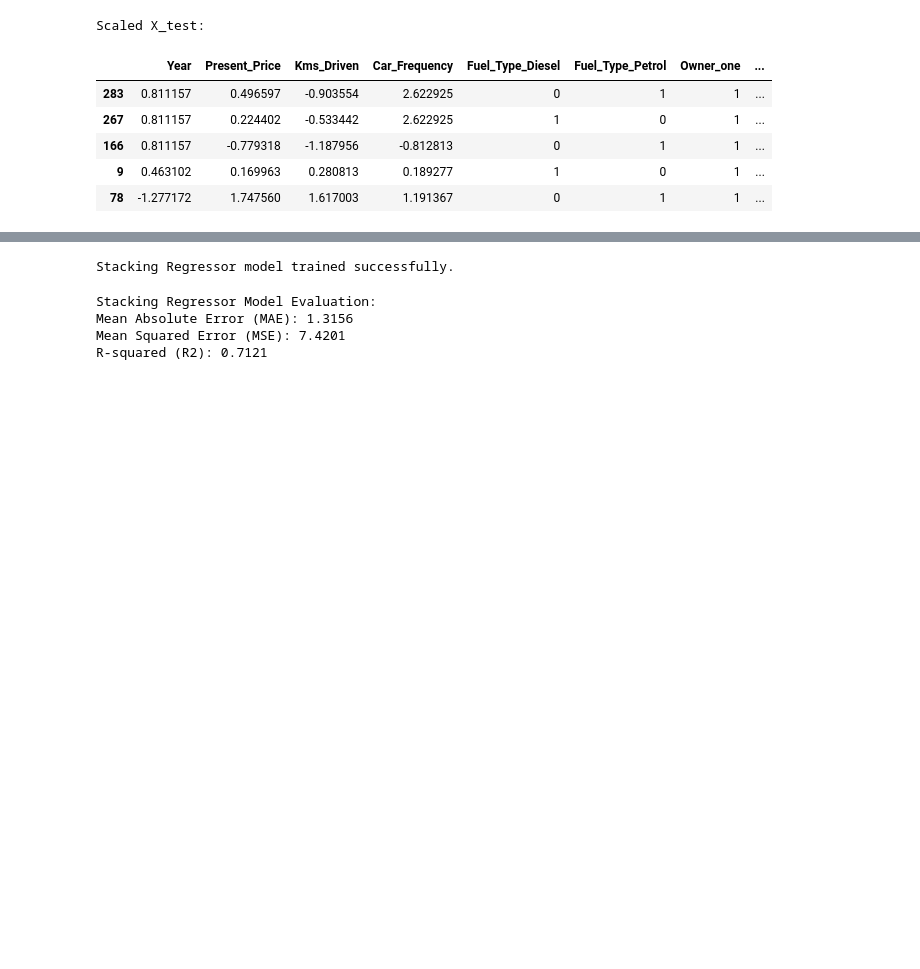
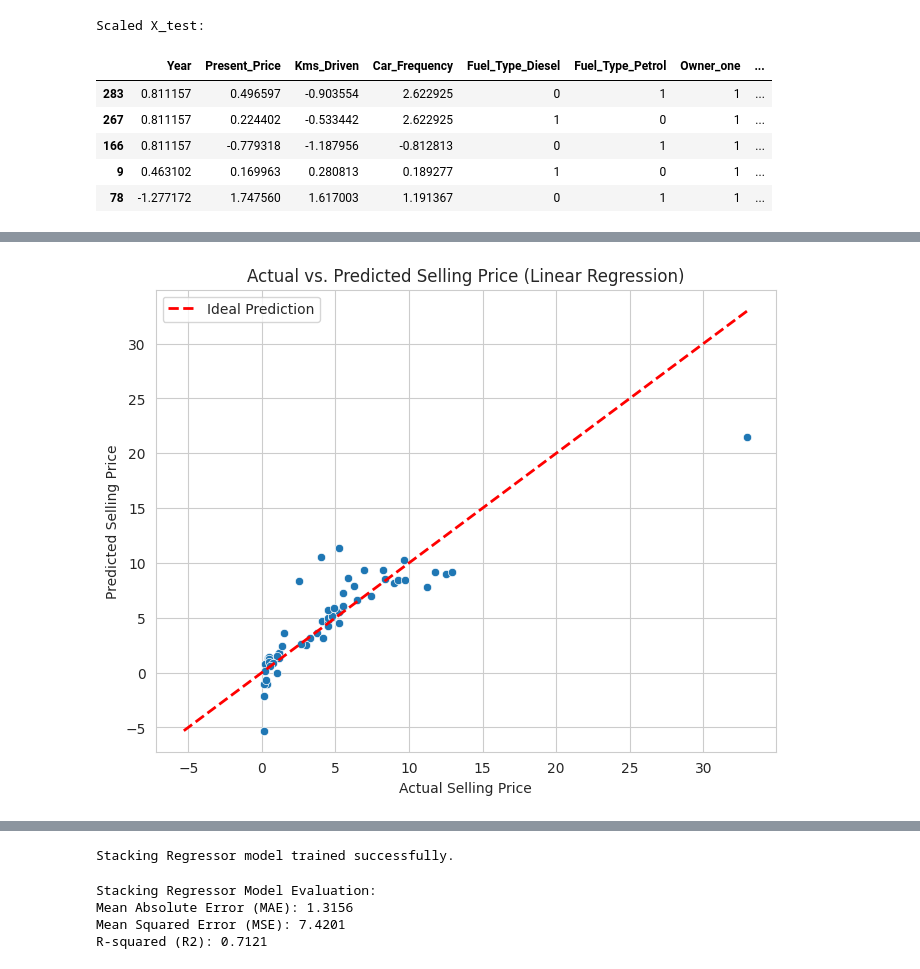
Before and after one commit to MohammadAghaei1/Polynomial-Car-price-prediction-, a Jupyter notebook: Mohammad/Car_price_prediction.ipynb, the cells around one changed output, grey strips where cells are left out. Saved outputs shown, nothing was run; the diff lists cells and outputs as text; code cells hidden in the pictures; blank space fills up the shorter version.

```diff
--- a/Mohammad/Car_price_prediction.ipynb
+++ b/Mohammad/Car_price_prediction.ipynb
@@ -484,0 +534,26 @@ Scaled X_test:
+# %%
+import matplotlib.pyplot as plt
+import seaborn as sns
+
+# Assuming you have already trained a model and have predictions on the test set
+# For example, using the Linear Regression model from cell TvYADTdD_XeS
+# lr_test_predictions = lr_model.predict(X_test_scaled)
+
+# Create a scatter plot of actual vs. predicted values
+plt.figure(figsize=(8, 6))
+sns.scatterplot(x=y_test, y=lr_test_predictions)
+
+# Add a line representing the ideal case (actual == predicted)
+min_val = min(y_test.min(), lr_test_predictions.min())
+max_val = max(y_test.max(), lr_test_predictions.max())
+plt.plot([min_val, max_val], [min_val, max_val], color='red', linestyle='--', linewidth=2, label='Ideal Prediction')
+
+
+plt.xlabel("Actual Selling Price")
+plt.ylabel("Predicted Selling Price")
+plt.title("Actual vs. Predicted Selling Price (Linear Regression)")
+plt.grid(True)
+plt.legend() # Show the legend for the ideal prediction line
+plt.show()
+# %% [output]
+[figure, added]
```
Also changed, not shown: parts of 9 cells of this notebook.
